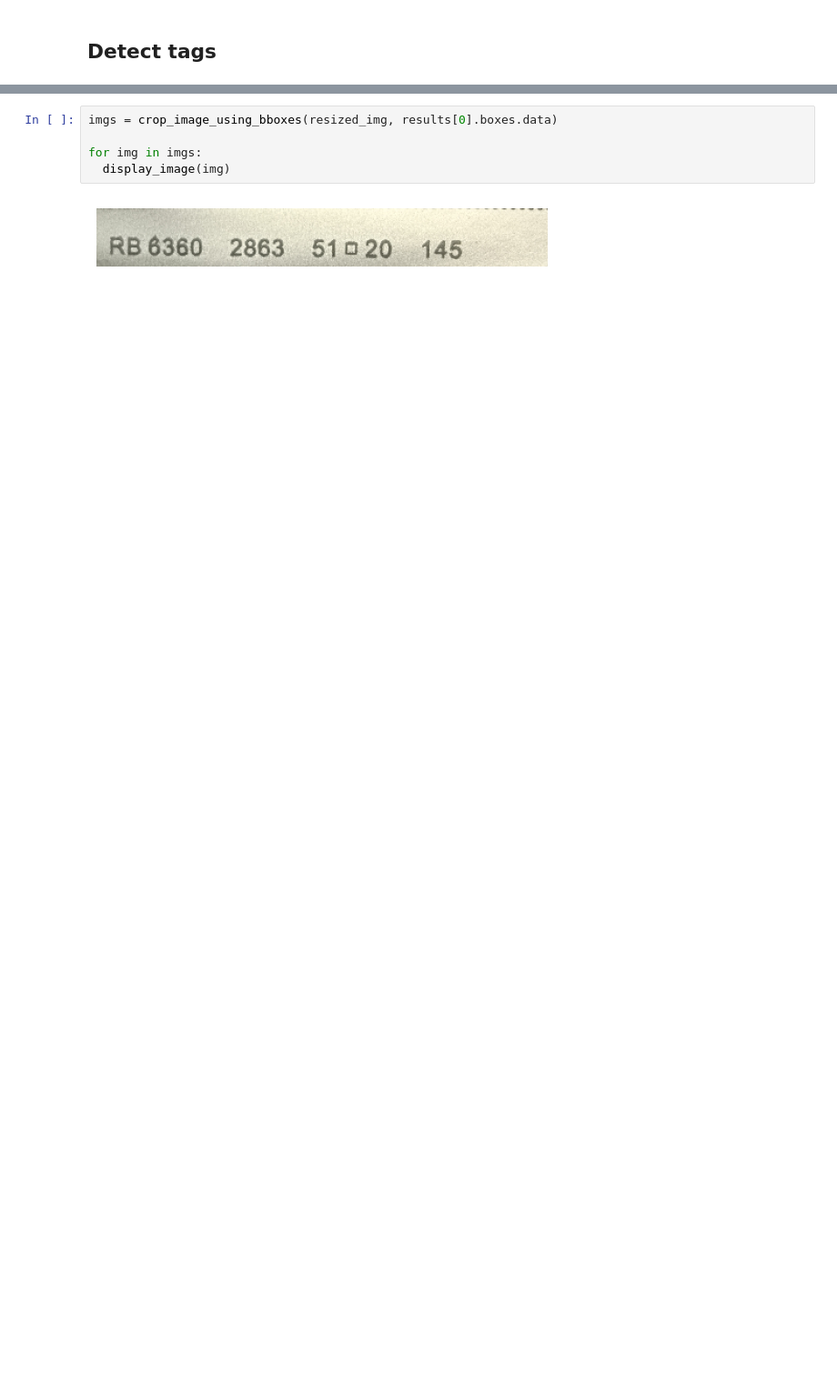
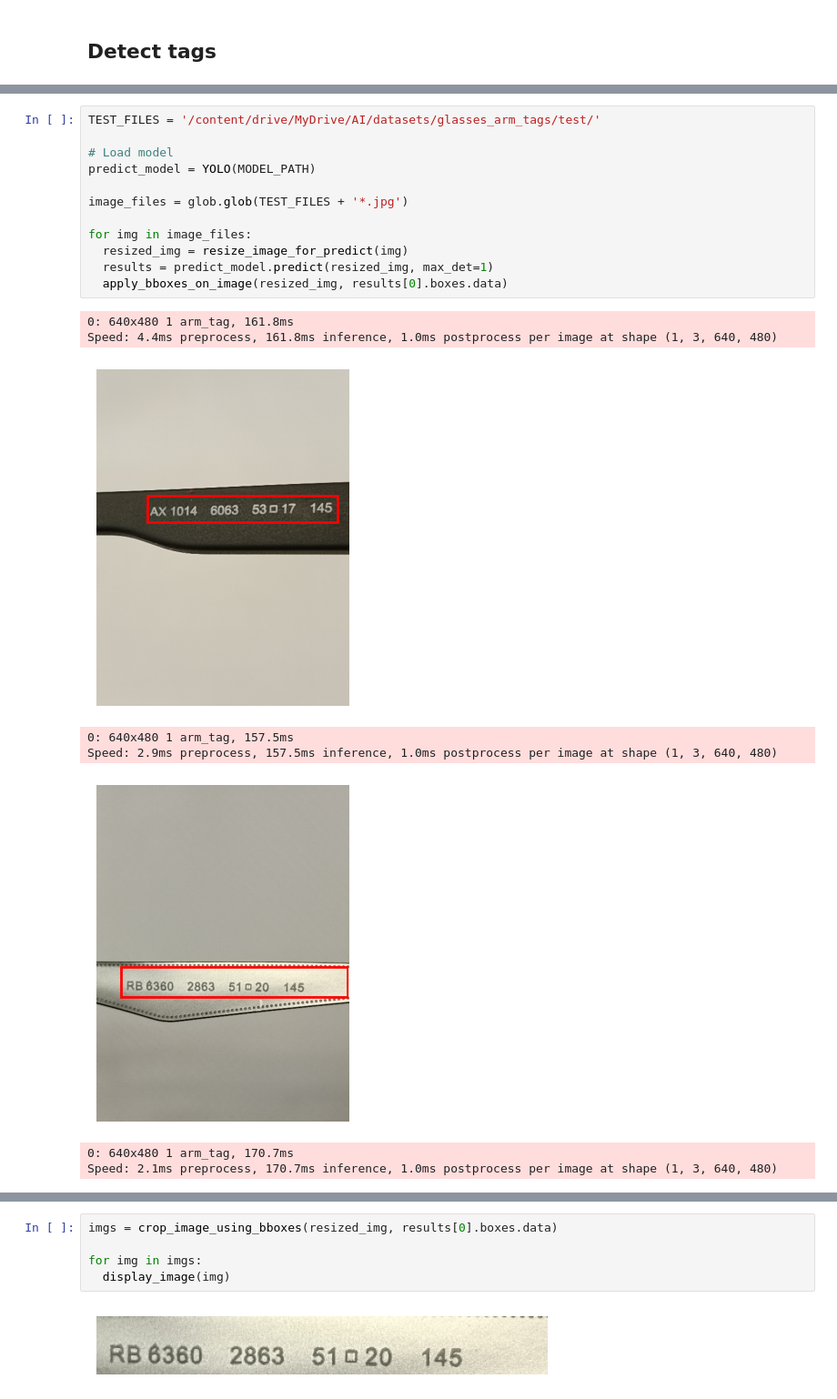
Before and after one commit to Untick/NetOptik, a Jupyter notebook: Polyakov Alexander/Glasses_arm_tag_v0_1b.ipynb, the cells around one changed output, grey strips where cells are left out. Shown: that part at 91% size. Cells and saved outputs as stored; diff of their text form; blank space fills up the shorter version.

```diff
--- a/Polyakov Alexander/Glasses_arm_tag_v0_1b.ipynb
+++ b/Polyakov Alexander/Glasses_arm_tag_v0_1b.ipynb
@@ -199,0 +205,21 @@ Speed: 2.2ms preprocess, 304.4ms inference, 1.3ms postprocess per image at shape
+# %%
+TEST_FILES = '/content/drive/MyDrive/AI/datasets/glasses_arm_tags/test/'
+
+# Load model
+predict_model = YOLO(MODEL_PATH)
+
+image_files = glob.glob(TEST_FILES + '*.jpg')
+
+for img in image_files:
+  resized_img = resize_image_for_predict(img)
+  results = predict_model.predict(resized_img, max_det=1)
+  apply_bboxes_on_image(resized_img, results[0].boxes.data)
+# %% [output]
+0: 640x480 1 arm_tag, 161.8ms
+Speed: 4.4ms preprocess, 161.8ms inference, 1.0ms postprocess per image at shape (1, 3, 640, 480)
+[figure, added]
+0: 640x480 1 arm_tag, 157.5ms
+Speed: 2.9ms preprocess, 157.5ms inference, 1.0ms postprocess per image at shape (1, 3, 640, 480)
+[figure, added]
+0: 640x480 1 arm_tag, 170.7ms
+Speed: 2.1ms preprocess, 170.7ms inference, 1.0ms postprocess per image at shape (1, 3, 640, 480)
```
Also changed, not shown: parts of 10 cells of this notebook.
